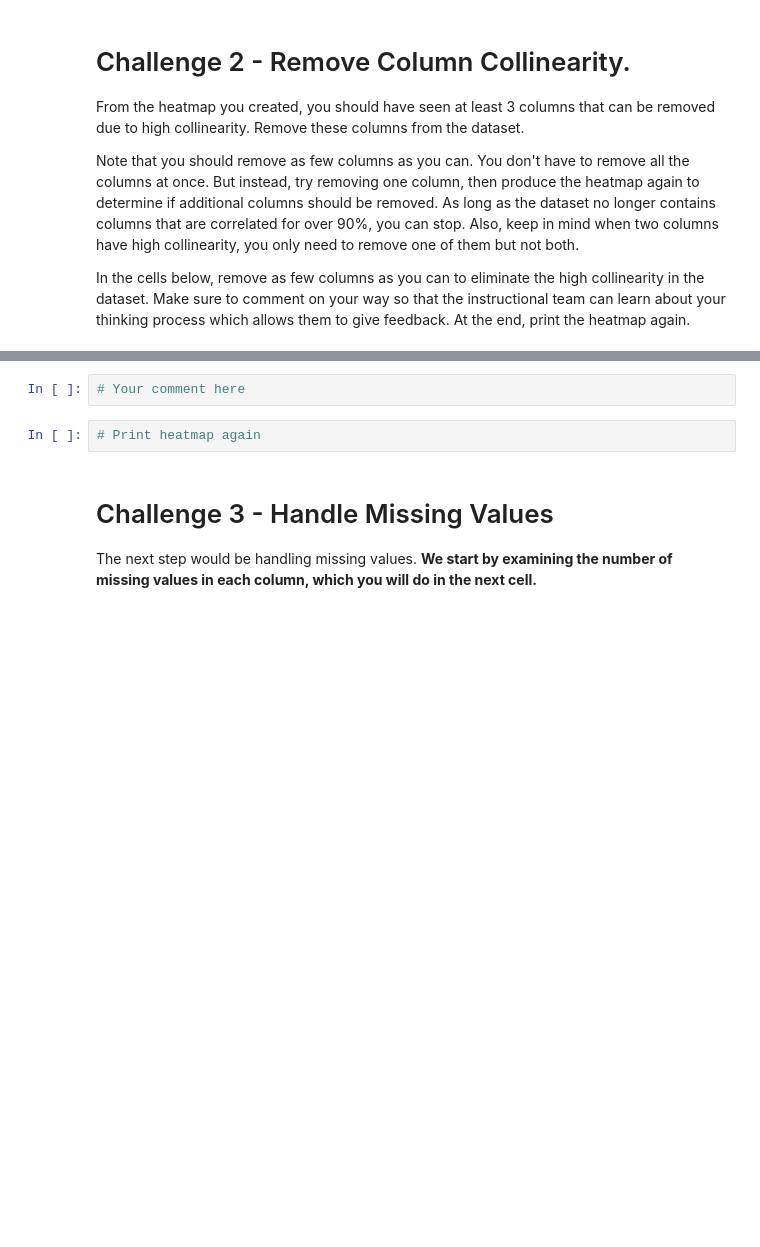
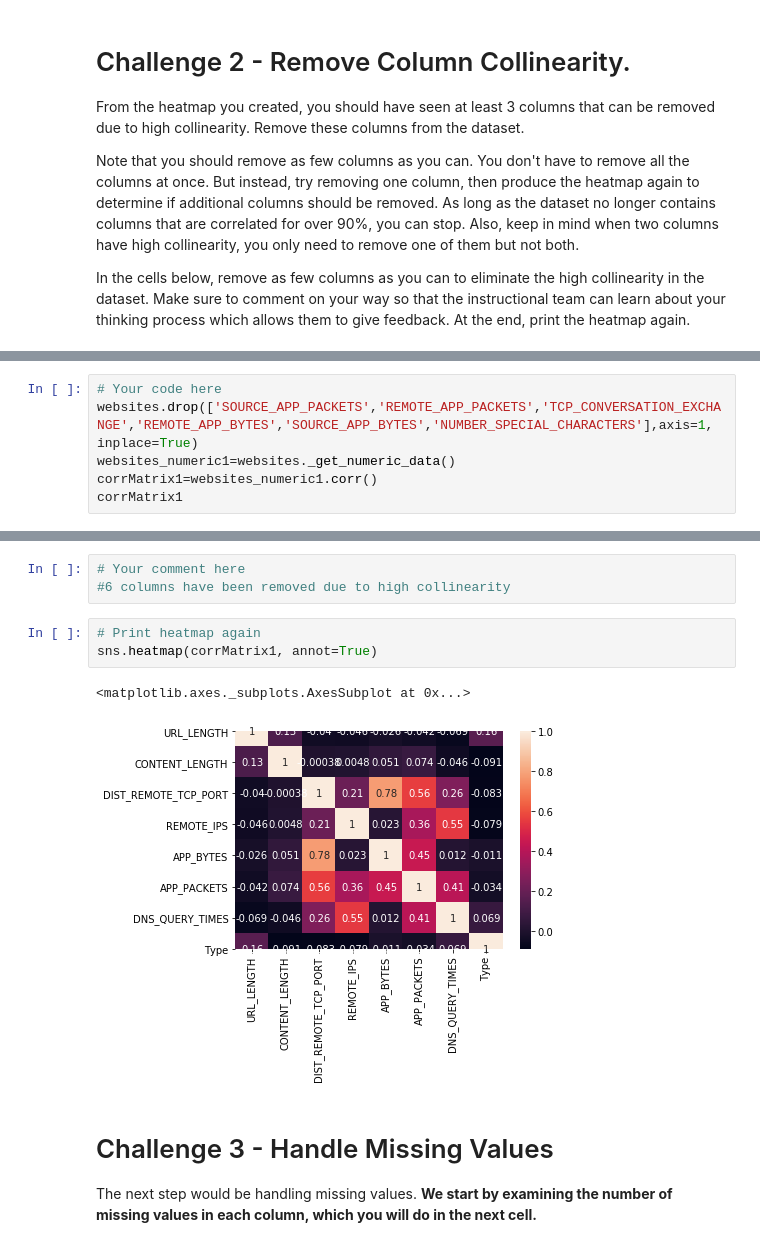
Before and after one commit to paoloironhack/data_analytics062020, a Jupyter notebook: labs/module_3/Supervised-Learning/your-code/main.ipynb, the cells around one changed output, grey strips where cells are left out. Drawn from its saved outputs; the diff is of its cells as text; blank space fills up the shorter version.

```diff
--- a/labs/module_3/Supervised-Learning/your-code/main.ipynb
+++ b/labs/module_3/Supervised-Learning/your-code/main.ipynb
@@ -66,0 +127,6 @@ In the cells below, remove as few columns as you can to eliminate the high colli
+# %%
+# Your code here
+websites.drop(['SOURCE_APP_PACKETS','REMOTE_APP_PACKETS','TCP_CONVERSATION_EXCHANGE','REMOTE_APP_BYTES','SOURCE_APP_BYTES','NUMBER_SPECIAL_CHARACTERS'],axis=1, inplace=True)
+websites_numeric1=websites._get_numeric_data()
+corrMatrix1=websites_numeric1.corr()
+corrMatrix1
@@ -67,7 +143,12 @@ In the cells below, remove as few columns as you can to eliminate the high colli
 # %%
 # Your comment here
+#6 columns have been removed due to high collinearity
 # %%
 # Print heatmap again
+sns.heatmap(corrMatrix1, annot=True)
+# %% [output]
+<matplotlib.axes._subplots.AxesSubplot at 0x...>
+[figure, added]
 # %% [markdown]
 # Challenge 3 - Handle Missing Values
 
```
Also changed, not shown: parts of 52 cells of this notebook.
